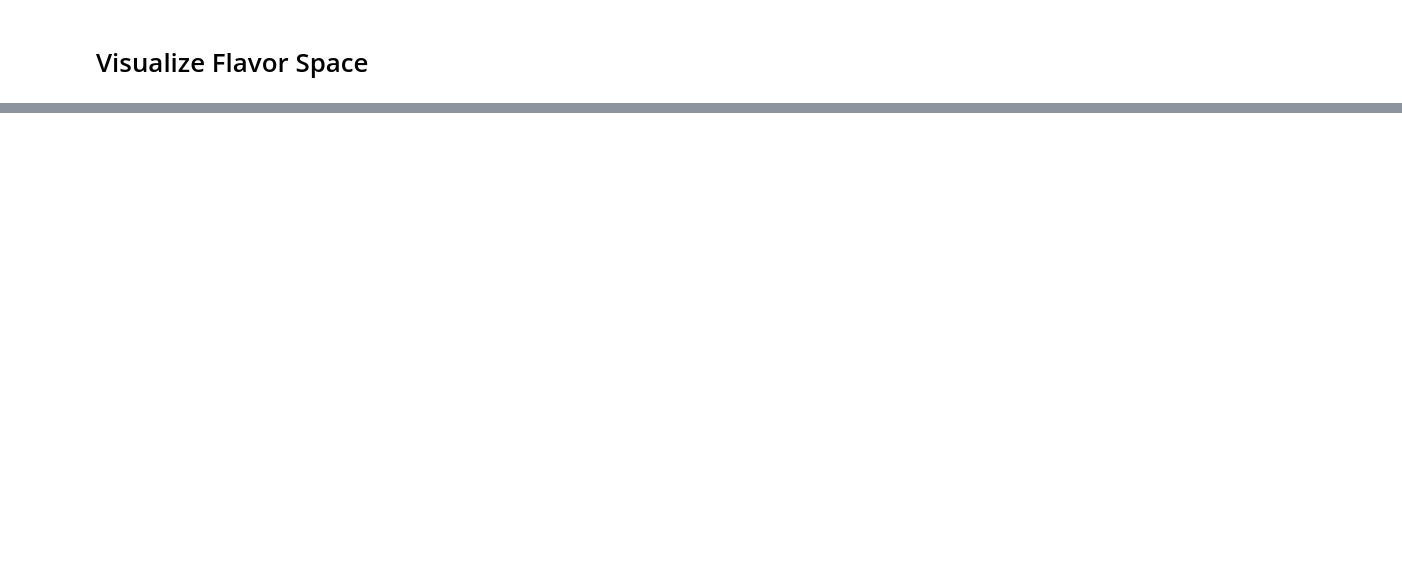
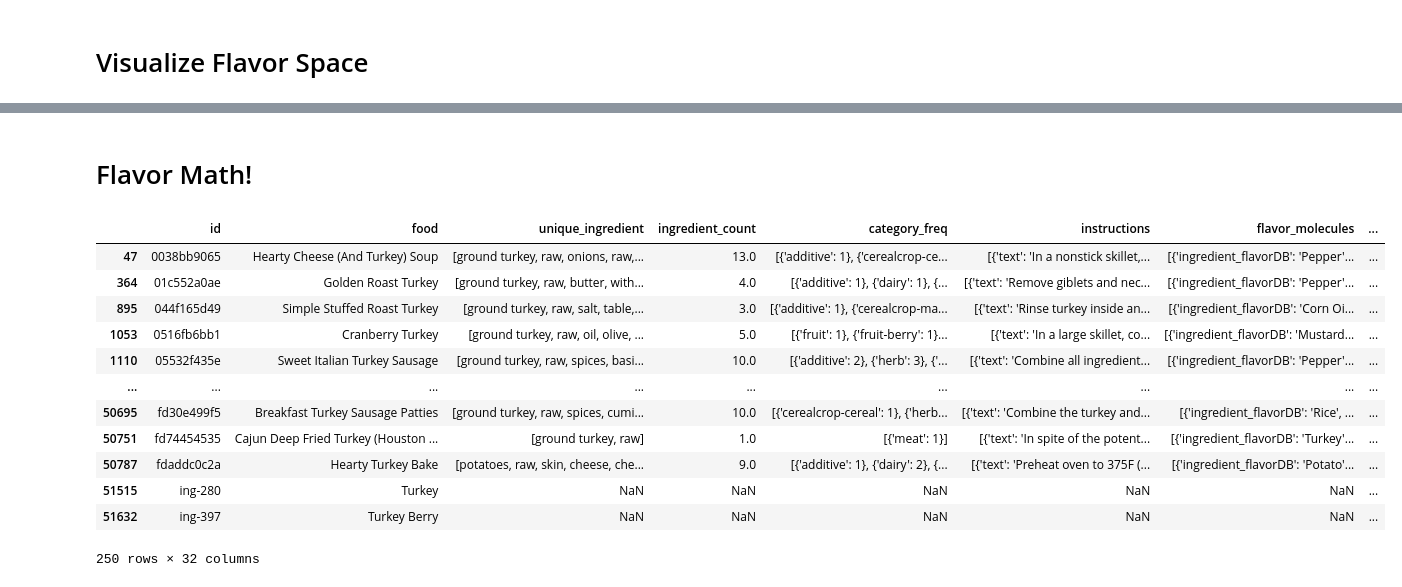
Before and after one commit to jhwaffles/cse6242-team58-project, a Jupyter notebook: embeddings.ipynb, the cells around one changed output, grey strips where cells are left out. Drawn from its saved outputs; the diff is of its cells as text; code cells hidden in the pictures; blank space fills up the shorter version.

```diff
--- a/embeddings.ipynb
+++ b/embeddings.ipynb
@@ -387,2 +429,18 @@ INFO:tornado.access:101 GET /ws (::1) 2.04ms
+# %% [markdown]
+# Flavor Math!
 # %%
-df[df['food'].str.contains('Garlic')]
+df[df['food'].str.contains('Turkey')]
+# %% [output]
+|  | id | food | unique_ingredient | ingredient_count | category_freq | instructions | flavor_molecules | ... |
+| 47 | 0038bb9065 | Hearty Cheese (And Turkey) Soup | [ground turkey, raw, onions, raw,... | 13.0 | [{'additive': 1}, {'cerealcrop-ce... | [{'text': 'In a nonstick skillet,... | [{'ingredient_flavorDB': 'Pepper'... | ... |
+| 364 | 01c552a0ae | Golden Roast Turkey | [ground turkey, raw, butter, with... | 4.0 | [{'additive': 1}, {'dairy': 1}, {... | [{'text': 'Remove giblets and nec... | [{'ingredient_flavorDB': 'Pepper'... | ... |
+| 895 | 044f165d49 | Simple Stuffed Roast Turkey | [ground turkey, raw, salt, table,... | 3.0 | [{'additive': 1}, {'cerealcrop-ma... | [{'text': 'Rinse turkey inside an... | [{'ingredient_flavorDB': 'Corn Oi... | ... |
+| 1053 | 0516fb6bb1 | Cranberry Turkey | [ground turkey, raw, oil, olive, ... | 5.0 | [{'fruit': 1}, {'fruit-berry': 1}... | [{'text': 'In a large skillet, co... | [{'ingredient_flavorDB': 'Mustard... | ... |
+| 1110 | 05532f435e | Sweet Italian Turkey Sausage | [ground turkey, raw, spices, basi... | 10.0 | [{'additive': 2}, {'herb': 3}, {'... | [{'text': 'Combine all ingredient... | [{'ingredient_flavorDB': 'Pepper'... | ... |
+| ... | ... | ... | ... | ... | ... | ... | ... | ... |
+| 50695 | fd30e499f5 | Breakfast Turkey Sausage Patties | [ground turkey, raw, spices, cumi... | 10.0 | [{'cerealcrop-cereal': 1}, {'herb... | [{'text': 'Combine the turkey and... | [{'ingredient_flavorDB': 'Rice', ... | ... |
+| 50751 | fd74454535 | Cajun Deep Fried Turkey (Houston ... | [ground turkey, raw] | 1.0 | [{'meat': 1}] | [{'text': 'In spite of the potent... | [{'ingredient_flavorDB': 'Turkey'... | ... |
+| 50787 | fdaddc0c2a | Hearty Turkey Bake | [potatoes, raw, skin, cheese, che... | 9.0 | [{'additive': 1}, {'dairy': 2}, {... | [{'text': 'Preheat oven to 375F (... | [{'ingredient_flavorDB': 'Potato'... | ... |
+| 51515 | ing-280 | Turkey | NaN | NaN | NaN | NaN | NaN | ... |
+| 51632 | ing-397 | Turkey Berry | NaN | NaN | NaN | NaN | NaN | ... |
+250 rows × 32 columns
```
Also changed, not shown: parts of 35 cells of this notebook.
